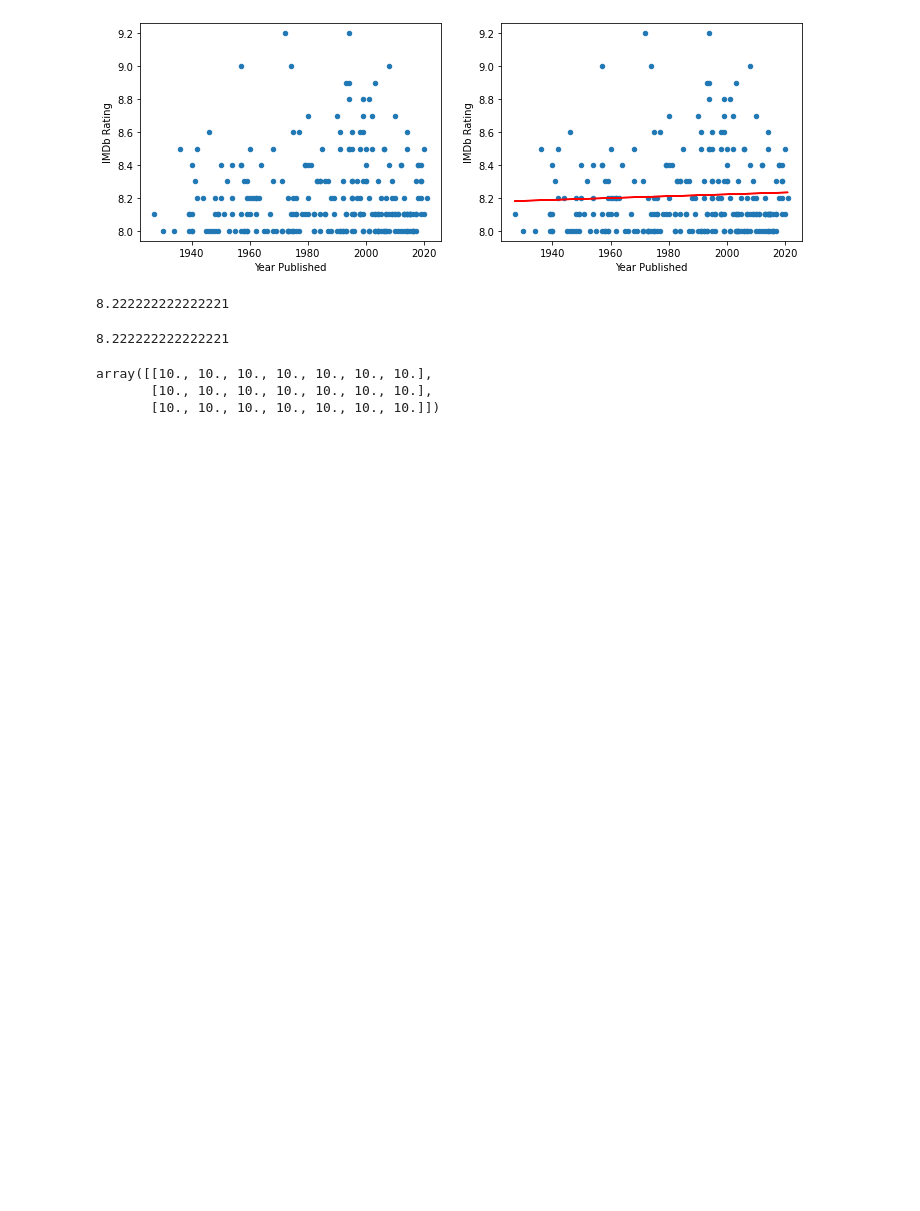
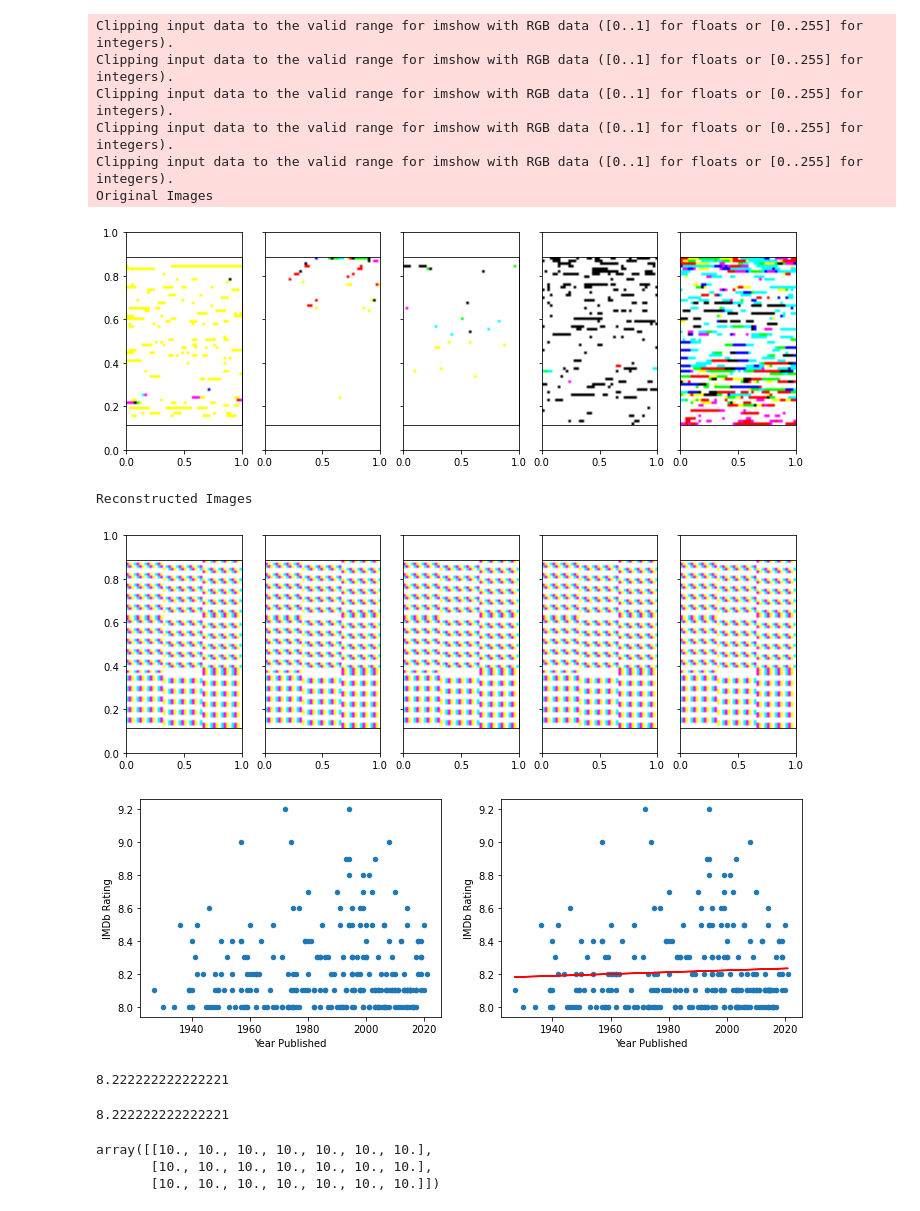
Before and after one commit to Lolinator3001/MovieWeb, a Jupyter notebook: MovieWeb.ipynb, the cells around one changed output. Saved outputs shown, nothing was run; the diff lists cells and outputs as text; code cells hidden in the pictures; blank space fills up the shorter version.

```diff
--- a/MovieWeb.ipynb
+++ b/MovieWeb.ipynb
@@ -96,0 +100,9 @@ Henry Selick (dir.), Danny Elfman, Chris Sarandon
+# %%
+#Instantiate the model
+model = ConvAutoencoder()
+
+#Loss function
+criterion = nn.MSELoss()
+
+#Optimizer
+optimizer = torch.optim.Adam(model.parameters(), lr=0.001)
@@ -96,0 +129,8 @@ Henry Selick (dir.), Danny Elfman, Chris Sarandon
+# %%
+train_loader = DataLoader(
+    np.stack(IMDb_df['Movie Poster'].to_numpy()).reshape(250, 3, *IMG_SIZE),
+    batch_size=10,
+    shuffle=True,
+    num_workers=2,
+    pin_memory=torch.cuda.is_available()
+)
@@ -97,3 +173,40 @@ Henry Selick (dir.), Danny Elfman, Chris Sarandon
+# %%
+#Batch of test images
+dataiter = iter(train_loader)
+images = dataiter.next()
+images = images.cuda()
+
+#Sample outputs
+output = model(images)
+images = images.cpu().data.numpy()
+output = output.view(train_loader.batch_size, 3, *IMG_SIZE)
+output = output.cpu().data.numpy()
+
+#Original Images
+print("Original Images")
+fig, axes = plt.subplots(nrows=1, ncols=5, sharex=True, sharey=True, figsize=(12,4))
+for idx in np.arange(5):
+    ax = fig.add_subplot(1, 5, idx+1, xticks=[], yticks=[])
+    plt.imshow(images[idx].reshape(*IMG_SIZE, 3))
+plt.show()
+
+#Reconstructed Images
+print('Reconstructed Images')
+fig, axes = plt.subplots(nrows=1, ncols=5, sharex=True, sharey=True, figsize=(12,4))
+for idx in np.arange(5):
+    ax = fig.add_subplot(1, 5, idx+1, xticks=[], yticks=[])
+    plt.imshow(output[idx].reshape(*IMG_SIZE, 3))
+plt.show()
+# %% [output]
+Clipping input data to the valid range for imshow with RGB data ([0..1] for floats or [0..255] for integers).
+Clipping input data to the valid range for imshow with RGB data ([0..1] for floats or [0..255] for integers).
+Clipping input data to the valid range for imshow with RGB data ([0..1] for floats or [0..255] for integers).
+Clipping input data to the valid range for imshow with RGB data ([0..1] for floats or [0..255] for integers).
+Clipping input data to the valid range for imshow with RGB data ([0..1] for floats or [0..255] for integers).
+Original Images
+[figure, added]
+Reconstructed Images
+[figure, added]
 # %%
 fig = plt.figure()
 ax1 = fig.add_subplot(121)
```
Also changed, not shown: parts of 9 cells of this notebook.
